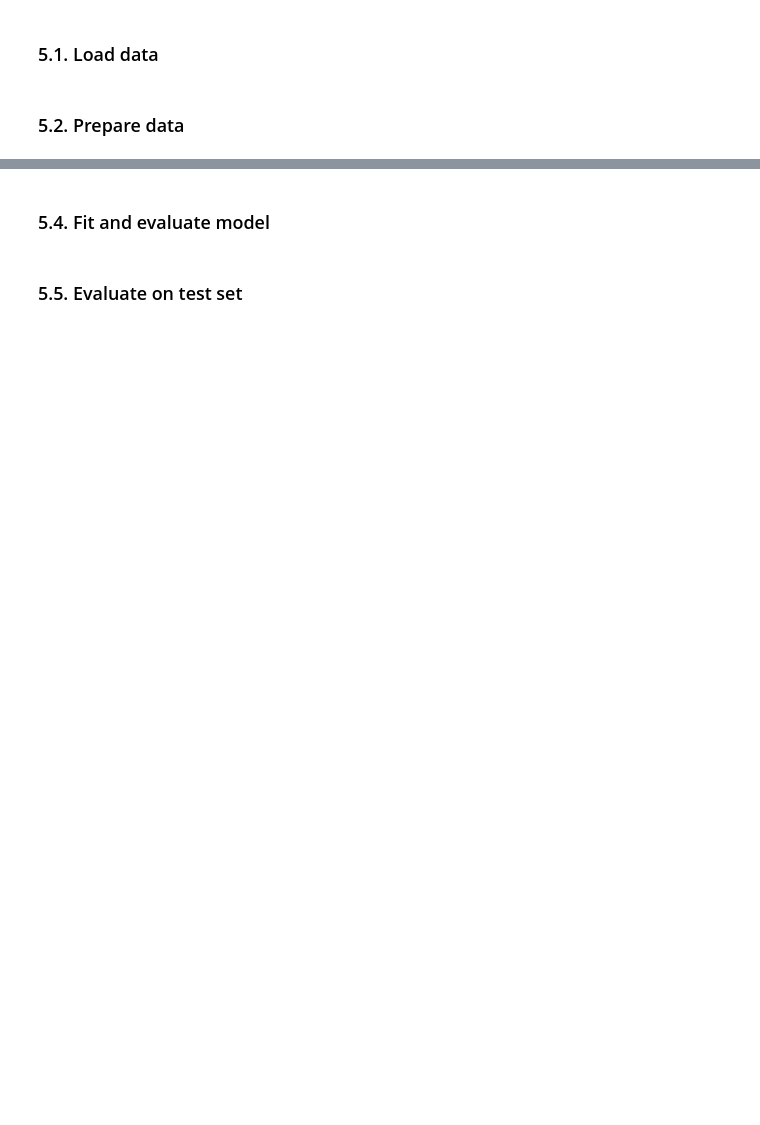
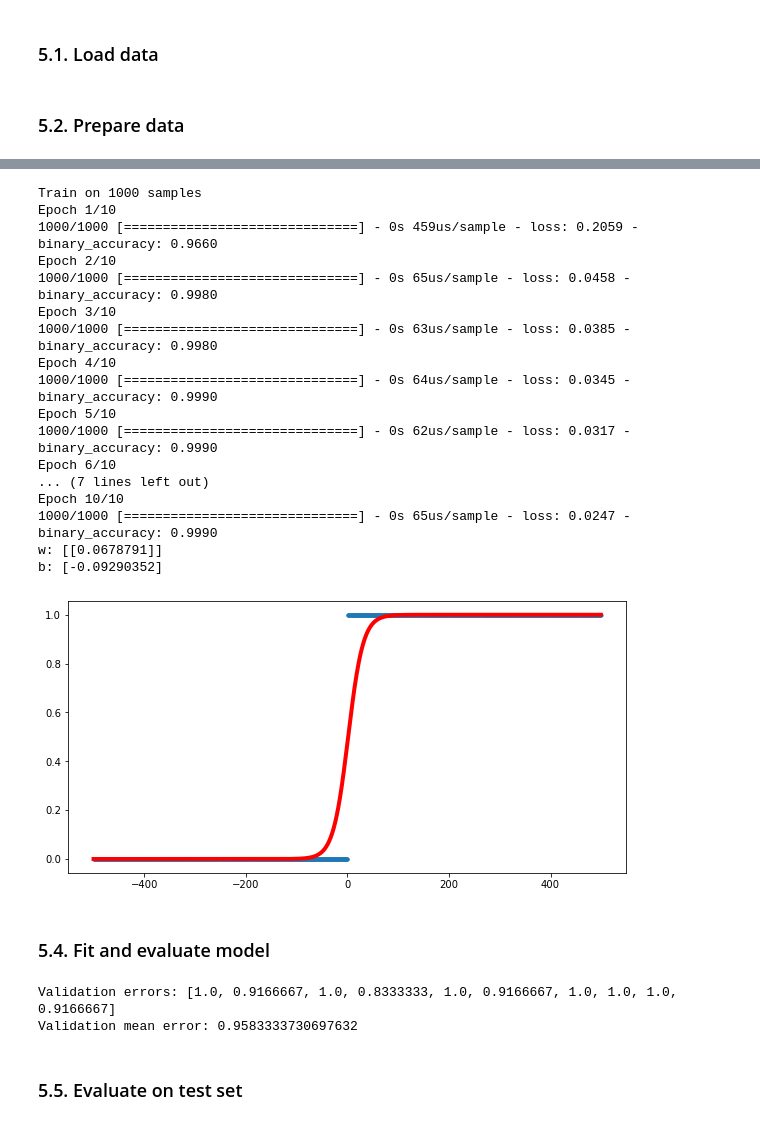
Before and after one commit to TeaKatz/AI_Training, a Jupyter notebook: 07_Implement_Linear&Logistic_Regression.ipynb, the cells around one changed output, grey strips where cells are left out. Drawn from its saved outputs; the diff is of its cells as text; code cells hidden in the pictures; blank space fills up the shorter version.

```diff
--- a/07_Implement_Linear&Logistic_Regression.ipynb
+++ b/07_Implement_Linear&Logistic_Regression.ipynb
@@ -690,4 +639,77 @@ from sklearn.preprocessing import MinMaxScaler
+# %%
+# Test fit model on dummy data
+dummy_x = np.arange(-500, 500).astype(np.float32).reshape(-1, 1)
+dummy_y = (dummy_x > 0).astype(np.float32).reshape(-1)
+
+# Define model
+classifier_model = LogisticRegression(class_nums=1)
+# Define loss function
+loss = tf.keras.losses.BinaryCrossentropy(from_logits=False)
+# Define metrics function
+metrics = tf.keras.metrics.BinaryAccuracy(threshold=0.5)
+# Define optimizer
+# optimizer = tf.keras.optimizers.Adam(learning_rate=0.05)
+optimizer = tf.keras.optimizers.SGD(learning_rate=1e-4)
+
+# Compile model
+classifier_model.compile(optimizer=optimizer, loss=loss, metrics=[metrics])
+
+# Train model
+classifier_model.fit(dummy_x, dummy_y, batch_size=16, epochs=10)
+
+# Check trained parameters
+w, b = classifier_model.trainable_variables
+print(f"w: {w.numpy()}")
+print(f"b: {b.numpy()}")
+
+# Plot
+plt.figure(figsize=(10, 5))
+plt.scatter(dummy_x, dummy_y, s=10)
+plt.plot(dummy_x, classifier_model.predict(dummy_x), "r", linewidth=4)
+plt.show()
+# %% [output]
+Train on 1000 samples
+Epoch 1/10
+1000/1000 [==============================] - 0s 459us/sample - loss: 0.2059 - binary_accuracy: 0.9660
+Epoch 2/10
+1000/1000 [==============================] - 0s 65us/sample - loss: 0.0458 - binary_accuracy: 0.9980
+Epoch 3/10
+1000/1000 [==============================] - 0s 63us/sample - loss: 0.0385 - binary_accuracy: 0.9980
+Epoch 4/10
+1000/1000 [==============================] - 0s 64us/sample - loss: 0.0345 - binary_accuracy: 0.9990
+Epoch 5/10
+1000/1000 [==============================] - 0s 62us/sample - loss: 0.0317 - binary_accuracy: 0.9990
+Epoch 6/10
+... (7 lines left out)
+Epoch 10/10
+1000/1000 [==============================] - 0s 65us/sample - loss: 0.0247 - binary_accuracy: 0.9990
+w: [[0.0678791]]
+b: [-0.09290352]
+[figure, added]
 # %% [markdown]
 ### 5.4. Fit and evaluate model
+# %%
+# Define model
+classifier_model = LogisticRegression(class_nums=3)
+# Define loss function
+loss = tf.keras.losses.CategoricalCrossentropy(from_logits=False)
+# Define metrics function
+metrics = tf.keras.metrics.CategoricalAccuracy()
+# Define optimizer
+# optimizer = tf.keras.optimizers.Adam(learning_rate=1)
+optimizer = tf.keras.optimizers.SGD(learning_rate=1)
+
+# Compile model
+classifier_model.compile(optimizer=optimizer, loss=loss, metrics=[metrics])
+
+scaler = StandardScaler()
+evaluator = CrossValidation(k_folds=10, scaler=scaler)
+
+score = evaluator.eval(classifier_model, train_x, train_y, batch_size=16, epochs=10, verbose=0)
+print(f"Validation errors: {evaluator.scores}")
+print(f"Validation mean error: {score}")
+# %% [output]
+Validation errors: [1.0, 0.9166667, 1.0, 0.8333333, 1.0, 0.9166667, 1.0, 1.0, 1.0, 0.9166667]
+Validation mean error: 0.9583333730697632
 # %% [markdown]
 ### 5.5. Evaluate on test set
```
Also changed, not shown: parts of 38 cells of this notebook.
